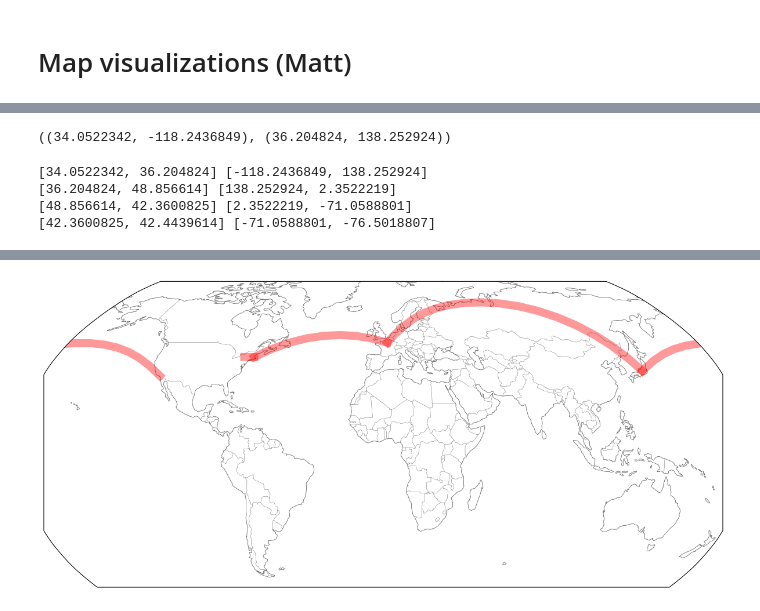
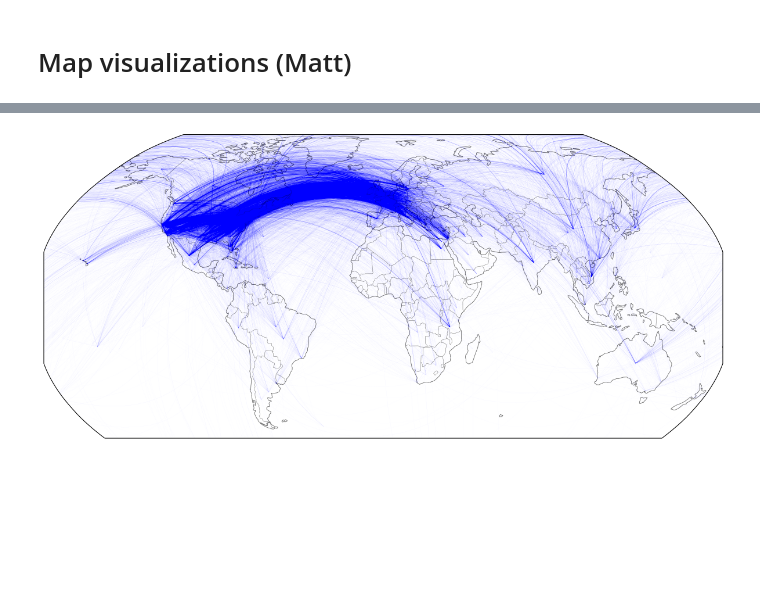
Before and after one commit to wilkens/mobility-books, a Jupyter notebook: notebooks/Mapping.ipynb, the cells around one changed output, grey strips where cells are left out. Cells and saved outputs as stored; diff of their text form; code cells hidden in the pictures; blank space fills up the shorter version.

```diff
--- a/notebooks/Mapping.ipynb
+++ b/notebooks/Mapping.ipynb
@@ -194,0 +179,12 @@ sorted(x)
+# %%
+early = pd.read_csv(
+    os.path.join(derived_dir, early_input_file),
+    index_col='book_id',
+    converters={
+        'gpe_places': string_to_list,
+        'nongpe_places': string_to_list,
+        'all_places': string_to_list,
+        'gpe_sequences': string_to_list
+    },
+)
+early = early.fillna('')
@@ -194,0 +243,6 @@ sorted(x)
+# %%
+# drop unused places
+wie_gpes = Counter()
+for sequence in early.gpe_sequences:
+    wie_gpes.update([regularize_string(i) for i in sequence])
+wie.drop(wie.loc[~wie.index.isin(wie_gpes)].index, inplace=True, errors='ignore')
@@ -195,6 +251,9 @@ sorted(x)
 # %%
-conlit_hops_counter = Counter()
-for book in conlit_hops:
+# get lat/lon data for all hops in all books
+early_hops = early.gpe_sequences.apply(get_hops, {'geo_data':wie})
+
+early_hops_counter = Counter()
+for book in early_hops:
     for pair in book:
         hop = sorted(pair)
-        conlit_hops_counter[tuple(hop)] += 1
+        early_hops_counter[tuple(hop)] += 1
@@ -273,33 +260,22 @@ routemap(lats, lons)
-# %%
-test_hops[0]
-# %% [output]
-((34.0522342, -118.2436849), (36.204824, 138.252924))
-# %%
-for hop in test_hops:
-    print(
-        [i[0] for i in hop], [i[1] for i in hop]
-    )
-# %% [output]
-[34.0522342, 36.204824] [-118.2436849, 138.252924]
-[36.204824, 48.856614] [138.252924, 2.3522219]
-[48.856614, 42.3600825] [2.3522219, -71.0588801]
-[42.3600825, 42.4439614] [-71.0588801, -76.5018807]
 # %%
+%%time
 fig = plt.figure(figsize=(12,6))
 ax = plt.axes(projection=ccrs.Robinson())
-ax.set_extent([-170, 170, -60, 80])
-for hop in test_hops:
+ax.set_extent([-175, 175, -60, 85])
+sizefactor = 1000/early_hops_counter.total()
+for hop in early_hops_counter:
     plt.plot(
         [i[1] for i in hop],
         [i[0] for i in hop],
-        color='red',
+        color='blue',
         marker=None,
         alpha=0.4,
-        linewidth=10,
+        linewidth=early_hops_counter[hop]*sizefactor,
         transform=ccrs.Geodetic()
     )
 ax.add_feature(cfeature.COASTLINE, linewidth=0.6, edgecolor='dimgray', alpha=1.0)
 ax.add_feature(cfeature.BORDERS, linewidth=0.4, edgecolor='gray')
 fig.canvas.draw()
 plt.tight_layout()
+plt.savefig(os.path.join(fig_dir, 'world_hop_map_EARLY')+'.png', dpi=300)
 # %% [output]
@@ -306 +284 @@ plt.tight_layout()
-[figure, old version]
+[figure, new version]
```
Also changed, not shown: parts of 23 cells of this notebook, 5 other files.
